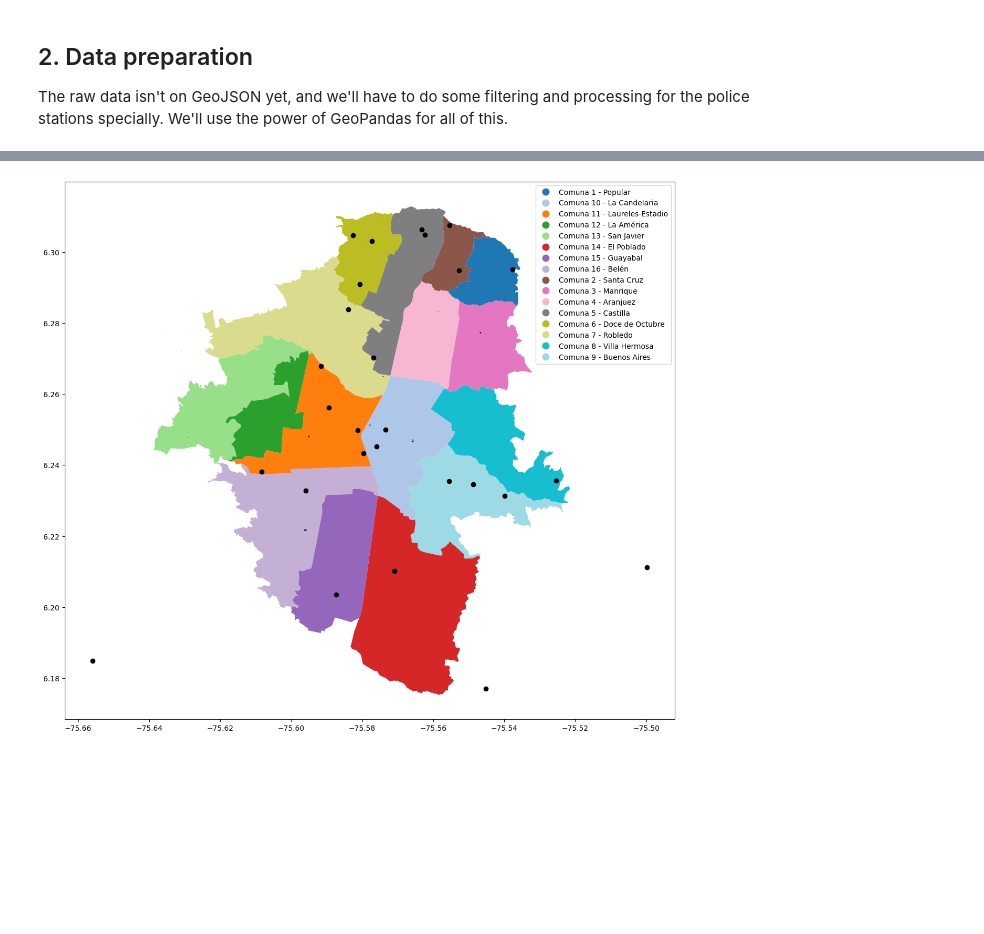
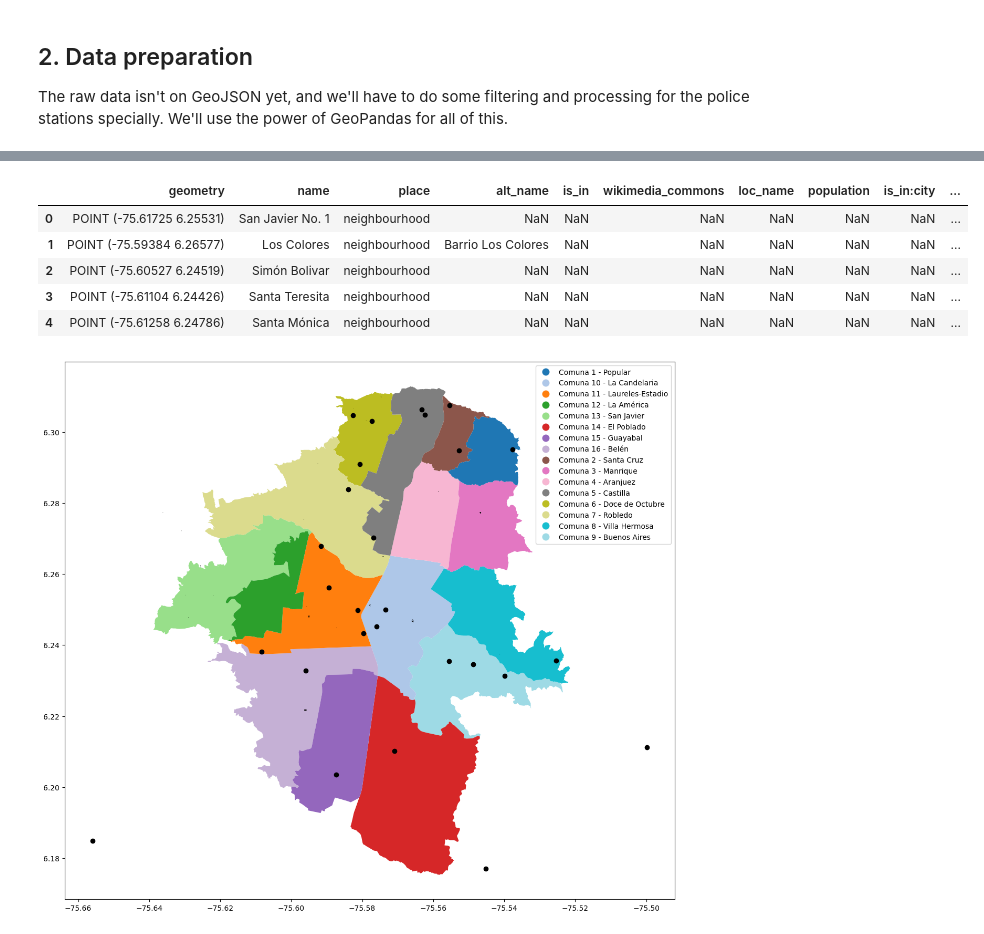
Before and after one commit to Rosvend/VigIA, a Jupyter notebook: notebooks/data-query.ipynb, the cells around one changed output, grey strips where cells are left out. Cells and saved outputs as stored; diff of their text form; code cells hidden in the pictures; blank space fills up the shorter version.

```diff
--- a/notebooks/data-query.ipynb
+++ b/notebooks/data-query.ipynb
@@ -95,6 +100,20 @@ pol_data.head()
 | 2 | POINT (-75.49974 6.21126) | police | Santa Elena | NaN | NaN | NaN | NaN | NaN | NaN | ... |
 | 3 | POINT (-75.58133 6.24981) | police | CAI La Macarena | NaN | NaN | CAI | NaN | NaN | NaN | ... |
 | 4 | POINT (-75.55559 6.23541) | police | CAI La Milagrosa | NaN | NaN | NaN | NaN | NaN | NaN | ... |
+# %%
+barrios = gpd.GeoDataFrame([{
+    'geometry': shapely.from_geojson(str(el.geometry())),
+    **el.tags()
+} for el in barrios_raw.elements()])
+# voilá
+barrios.head()
+# %% [output]
+|  | geometry | name | place | alt_name | is_in | wikimedia_commons | loc_name | population | is_in:city | ... |
+| 0 | POINT (-75.61725 6.25531) | San Javier No. 1 | neighbourhood | NaN | NaN | NaN | NaN | NaN | NaN | ... |
+| 1 | POINT (-75.59384 6.26577) | Los Colores | neighbourhood | Barrio Los Colores | NaN | NaN | NaN | NaN | NaN | ... |
+| 2 | POINT (-75.60527 6.24519) | Simón Bolivar | neighbourhood | NaN | NaN | NaN | NaN | NaN | NaN | ... |
+| 3 | POINT (-75.61104 6.24426) | Santa Teresita | neighbourhood | NaN | NaN | NaN | NaN | NaN | NaN | ... |
+| 4 | POINT (-75.61258 6.24786) | Santa Mónica | neighbourhood | NaN | NaN | NaN | NaN | NaN | NaN | ... |
 # %%
 def plot_all():
     base = com_data.plot(column='name', legend=True, cmap='tab20', figsize=(15,30))
```
Also changed, not shown: parts of 9 cells of this notebook, 2 other files.
